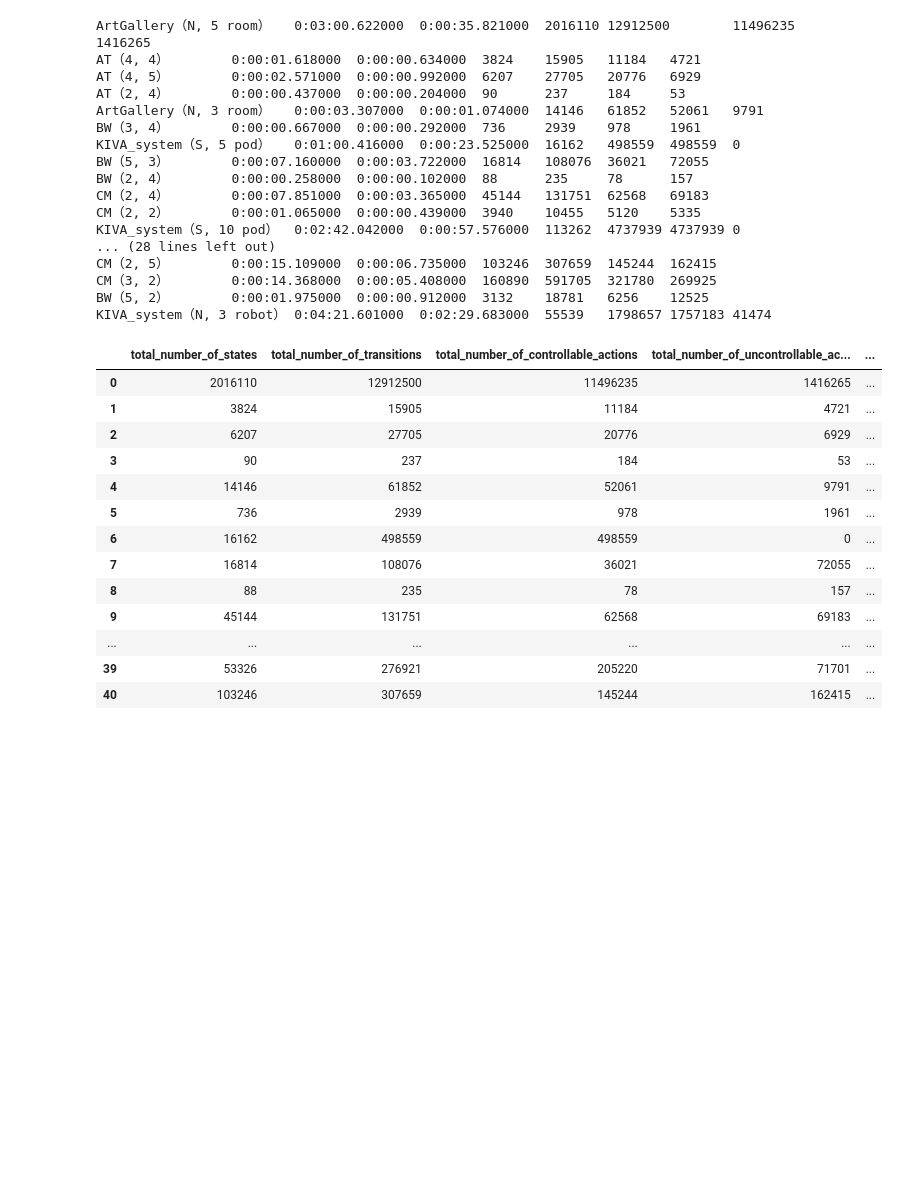
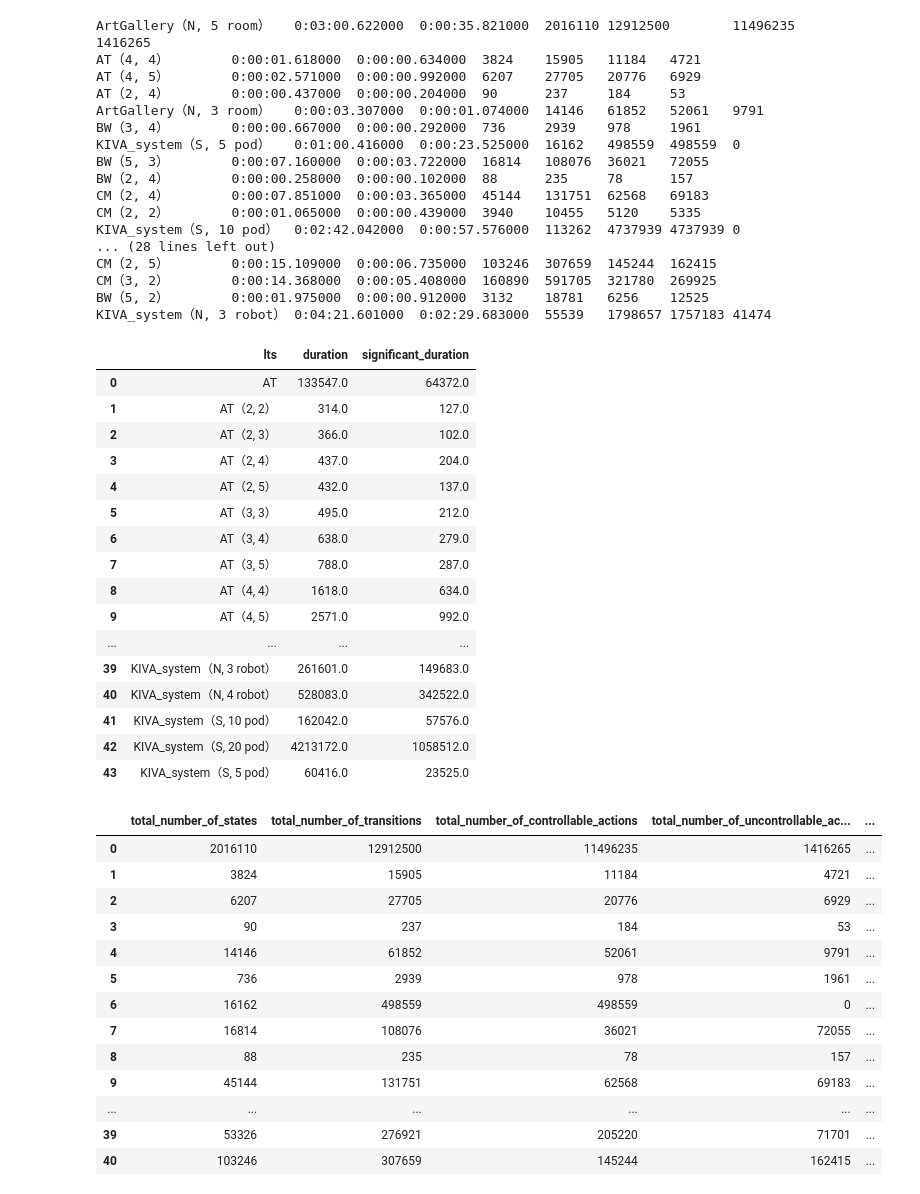
Before and after one commit to ITK13201/ml-dcs, a Jupyter notebook: ml-dcs/notebooks/mtsa_result.ipynb, the cells around one changed output. Saved outputs shown, nothing was run; the diff lists cells and outputs as text; code cells hidden in the pictures; blank space fills up the shorter version.

Commit message:
modify: added significant duration property

```diff
--- a/ml-dcs/notebooks/mtsa_result.ipynb
+++ b/ml-dcs/notebooks/mtsa_result.ipynb
@@ -33,6 +33,40 @@ CM（2, 5）        0:00:15.109000  0:00:06.735000  103246  307659  145244  1624
 CM（3, 2）        0:00:14.368000  0:00:05.408000  160890  591705  321780  269925
 BW（5, 2）        0:00:01.975000  0:00:00.912000  3132    18781   6256    12525
 KIVA_system（N, 3 robot） 0:04:21.601000  0:02:29.683000  55539   1798657 1757183 41474
+# %%
+import pandas as pd
+from ml_dcs.internal.mtsa.data_utils import MTSADataUtil
+
+util = MTSADataUtil(input_dir_path="./tmp/2024-07-04/input")
+data = util._parse_data()
+
+l = []
+for mtsa_result in data:
+    l.append({
+        "lts": mtsa_result.lts,
+        "duration": mtsa_result.duration_ms,
+        "significant_duration": mtsa_result.significant_duration_ms,
+    })
+l.sort(key=lambda x: x["lts"])
+pd.json_normalize(l)
+# %% [output]
+|  | lts | duration | significant_duration |
+| 0 | AT | 133547.0 | 64372.0 |
+| 1 | AT（2, 2） | 314.0 | 127.0 |
+| 2 | AT（2, 3） | 366.0 | 102.0 |
+| 3 | AT（2, 4） | 437.0 | 204.0 |
+| 4 | AT（2, 5） | 432.0 | 137.0 |
+| 5 | AT（3, 3） | 495.0 | 212.0 |
+| 6 | AT（3, 4） | 638.0 | 279.0 |
+| 7 | AT（3, 5） | 788.0 | 287.0 |
+| 8 | AT（4, 4） | 1618.0 | 634.0 |
+| 9 | AT（4, 5） | 2571.0 | 992.0 |
+| ... | ... | ... | ... |
+| 39 | KIVA_system（N, 3 robot） | 261601.0 | 149683.0 |
+| 40 | KIVA_system（N, 4 robot） | 528083.0 | 342522.0 |
+| 41 | KIVA_system（S, 10 pod） | 162042.0 | 57576.0 |
+| 42 | KIVA_system（S, 20 pod） | 4213172.0 | 1058512.0 |
+| 43 | KIVA_system（S, 5 pod） | 60416.0 | 23525.0 |
 # %%
 from ml_dcs.internal.mtsa.data_utils import MTSADataUtil
 from ml_dcs.domain.ml import MLCalculationTimePredictionInput1
```
Also changed, not shown: parts of 4 cells of this notebook, 1 other file.
